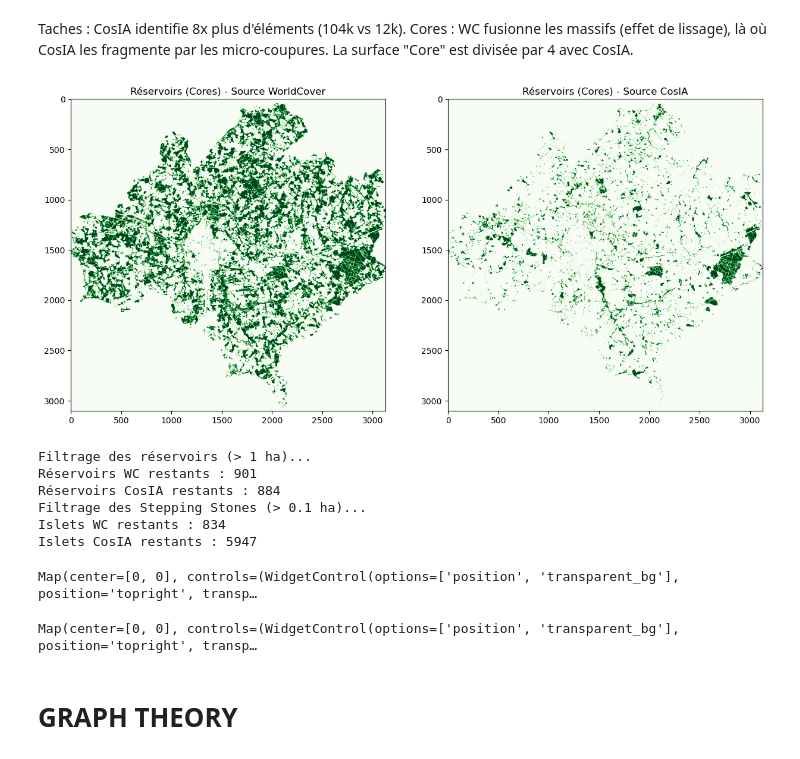
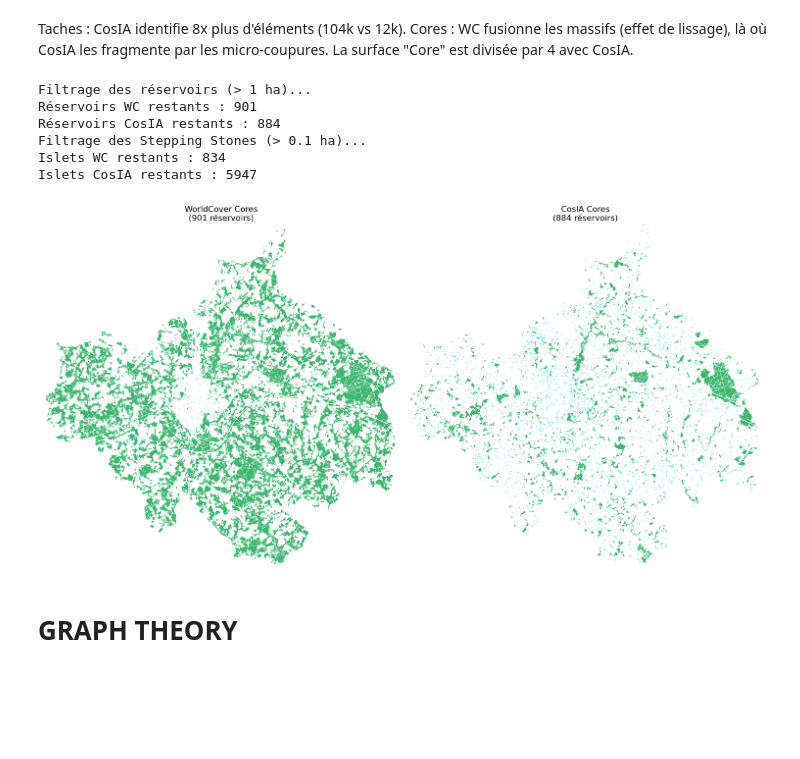
Before and after one commit to marion-billy/urbiverde_ivb, a Jupyter notebook: tutos/test_pipeline.ipynb, the cells around one changed output. Cells and saved outputs as stored; diff of their text form; code cells hidden in the pictures; blank space fills up the shorter version.

```diff
--- a/tutos/test_pipeline.ipynb
+++ b/tutos/test_pipeline.ipynb
@@ -372,20 +369,6 @@ Pixels Core CosIA : 536274
 # %% [markdown]
 Taches : CosIA identifie 8x plus d'éléments (104k vs 12k).
 Cores : WC fusionne les massifs (effet de lissage), là où CosIA les fragmente par les micro-coupures. La surface "Core" est divisée par 4 avec CosIA.
-# %%
-plt.figure(figsize=(15, 7))
-
-plt.subplot(1, 2, 1)
-plt.imshow(core_wc, cmap='Greens')
-plt.title("Réservoirs (Cores) - Source WorldCover")
-
-plt.subplot(1, 2, 2)
-plt.imshow(core_cosia, cmap='Greens')
-plt.title("Réservoirs (Cores) - Source CosIA")
-
-plt.show()
-# %% [output]
-[figure, removed]
 # %%
 from rasterio import features
 from shapely.geometry import shape
@@ -452,45 +440,31 @@ Filtrage des Stepping Stones (> 0.1 ha)...
 Islets WC restants : 834
 Islets CosIA restants : 5947
 # %%
-plt.figure(figsize=(15, 7))
+fig, (ax1, ax2) = plt.subplots(1, 2, figsize=(15, 8))
 
-plt.subplot(1, 2, 1)
-plt.imshow(gdf_cores_wc, cmap='Greens')
-plt.title("Réservoirs (Cores) - Source WorldCover")
+# Emprise de référence (La Roche-sur-Yon)
+minx, miny, maxx, maxy = aoi_utm.total_bounds
 
-plt.subplot(1, 2, 2)
-plt.imshow(gdf_cores_cosia, cmap='Greens')
-plt.title("Réservoirs (Cores) - Source CosIA")
+# Visualisation WorldCover
+gdf_cores_wc.plot(ax=ax1, color='#27ae60', edgecolor='none', alpha=0.9)
+gdf_islets_wc.plot(ax=ax1, color='#00cec9', edgecolor='none', alpha=0.9)
+ax1.set_xlim(minx, maxx)
+ax1.set_ylim(miny, maxy)
+ax1.set_title(f"WorldCover Cores\n({len(gdf_cores_wc)} réservoirs)")
+ax1.set_axis_off()
 
+# Visualisation CosIA
+gdf_cores_cosia.plot(ax=ax2, color='#27ae60', edgecolor='none', alpha=0.9)
+gdf_islets_cosia.plot(ax=ax2, color='#00cec9', edgecolor='none', alpha=0.9)
+ax2.set_xlim(minx, maxx)
+ax2.set_ylim(miny, maxy)
+ax2.set_title(f"CosIA Cores\n({len(gdf_cores_cosia)} réservoirs)")
+ax2.set_axis_off()
+
+plt.tight_layout()
 plt.show()
+# %% [output]
+[figure, added]
-# %%
-# --- CARTE 1 : WORLDCOVER ---
-m_wc = geemap.Map()
-
-# Styles
-style_islets_wc = {'fillColor': '#00cec9', 'fillOpacity': 0.6, 'color': '#00cec9', 'width': 0}
-style_cores_wc = {'fillColor': '#27ae60', 'fillOpacity': 0.8, 'color': 'white', 'width': 1}
-
-m_wc.add_gdf(gdf_islets_wc, layer_name="Pas japonais WC (Islets)", style=style_islets_wc)
-m_wc.add_gdf(gdf_cores_wc, layer_name="Réservoirs WC (> 1ha)", style=style_cores_wc)
-
-display(m_wc)
-
-
-# --- CARTE 2 : CosIA ---
-m_cosia = geemap.Map()
-
-# Styles
-style_islets_cosia = {'fillColor': '#f1c40f', 'fillOpacity': 0.6, 'color': '#f1c40f', 'width': 0}
-style_cores_cosia = {'fillColor': '#d35400', 'fillOpacity': 0.8, 'color': 'white', 'width': 1}
-
-m_cosia.add_gdf(gdf_islets_cosia, layer_name="Pas japonais CosIA (Islets)", style=style_islets_cosia)
-m_cosia.add_gdf(gdf_cores_cosia, layer_name="Réservoirs CosIA (> 1ha)", style=style_cores_cosia)
-
-display(m_cosia)
-# %% [output]
-Map(center=[0, 0], controls=(WidgetControl(options=['position', 'transparent_bg'], position='topright', transp…
-Map(center=[0, 0], controls=(WidgetControl(options=['position', 'transparent_bg'], position='topright', transp…
 # %% [markdown]
 # **GRAPH THEORY**
 # %%
```
Also changed, not shown: parts of 7 cells of this notebook.
